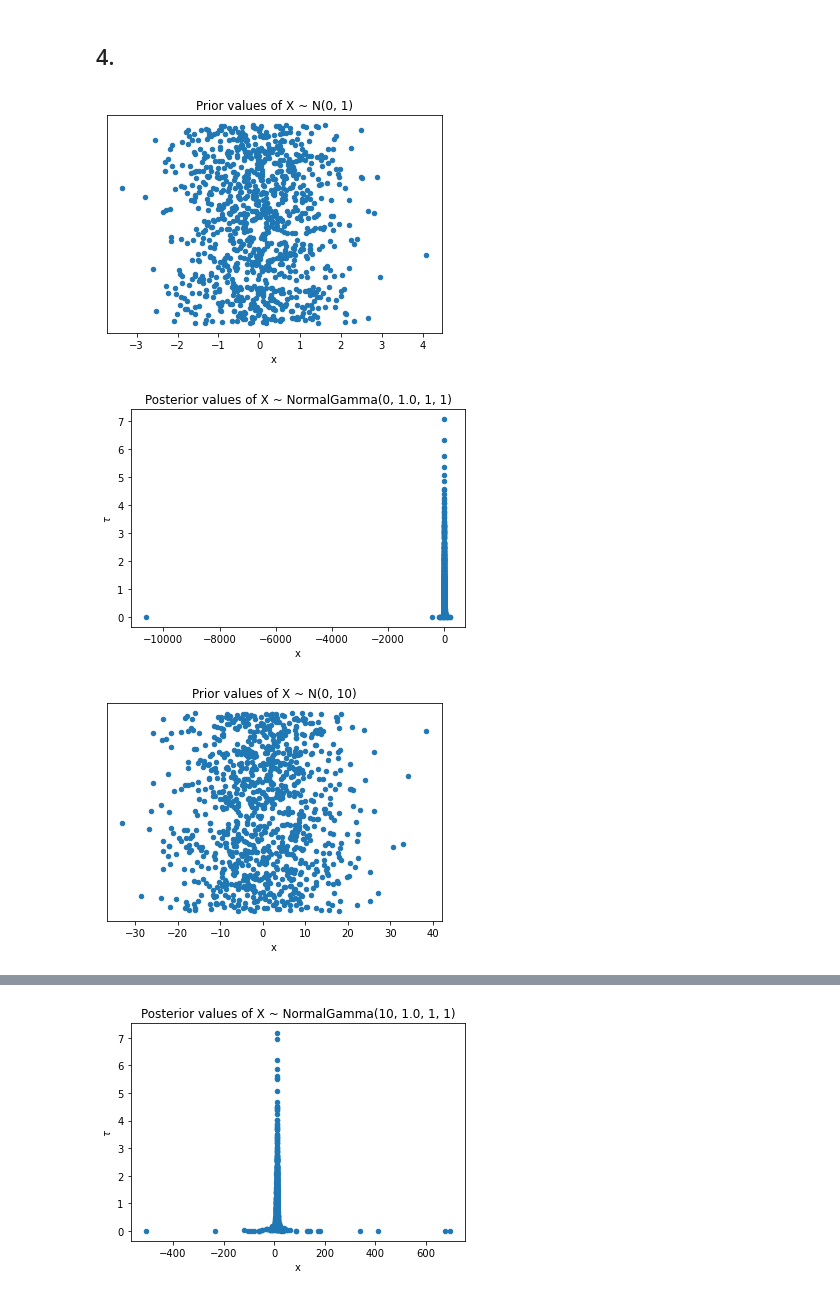
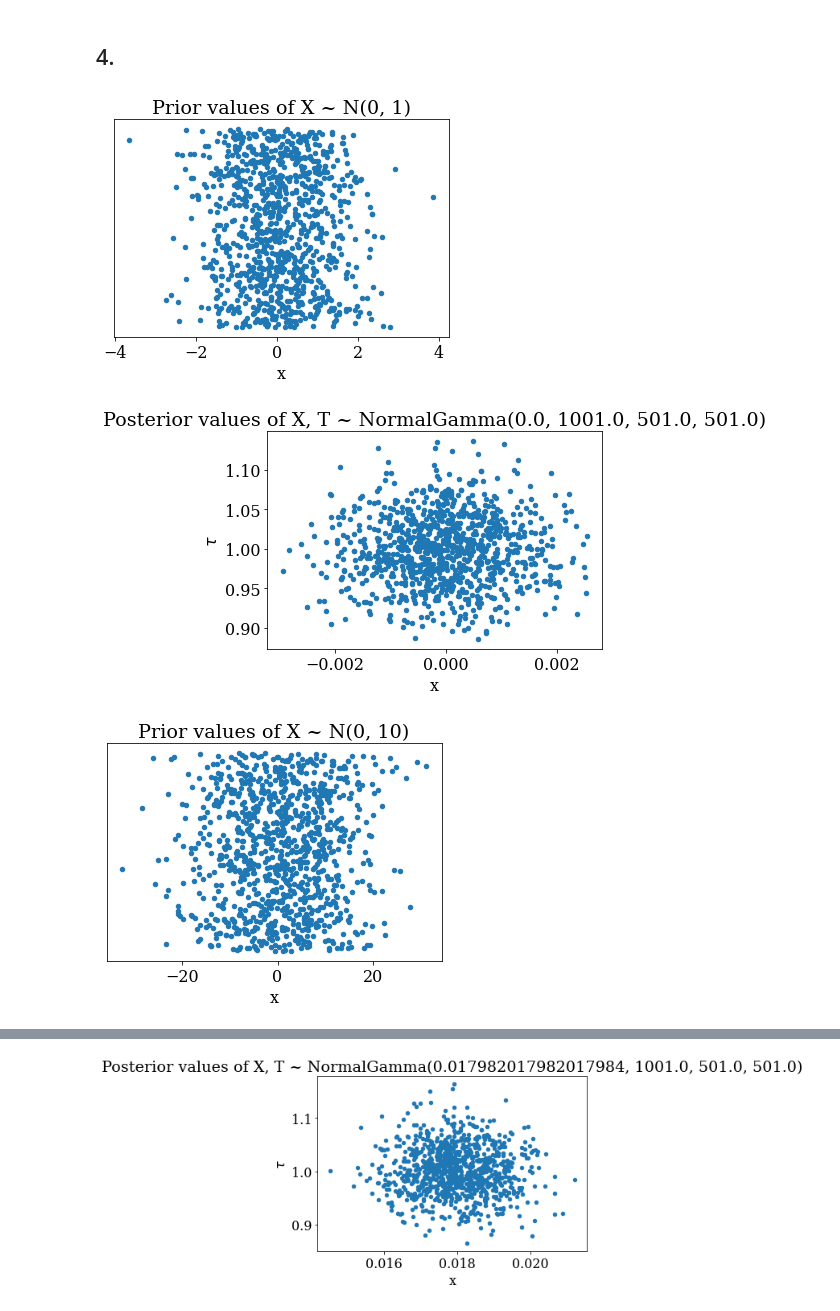
Before and after one commit to AnttiHaerkoenen/BAY1, a Jupyter notebook: exercise_4.ipynb, the cells around one changed output, grey strips where cells are left out. Cells and saved outputs as stored; diff of their text form; code cells hidden in the pictures.

```diff
--- a/exercise_4.ipynb
+++ b/exercise_4.ipynb
@@ -87,39 +106,42 @@ class NormalGamma(tfd.Distribution):
             allow_nan_stats=True,
             dtype=None,
             reparameterization_type=tfd.FULLY_REPARAMETERIZED,
             validate_args=False,
         )
         self.mean = mean
         self.precision = precision
         self.alpha = alpha
         self.beta = beta
 
     def _sample_n(self, n, seed=None, **kwargs):
         tau = samplers.gamma((n, 1), self.alpha, self.beta, seed=seed).numpy()
         x = samplers.normal((n, 1), self.mean, 1 / (self.precision * tau)).numpy()
         sample = np.concatenate([x, tau], axis=1)
         return tf.constant(sample, dtype=sample.dtype)
 
 
 means = 0, 10
 variances = 1, 10, 20
 n_samples = 1000,
+s = 0.8
 
-for mu, var, n in product(means, variances, n_samples):
-    prior_sample = tfd.Normal(mu, var).sample(n).numpy()
+for mu_0, var_0, n in product(means, variances, n_samples):
+    lam_0 = 1 / var_0
+    prior_sample = tfd.Normal(mu_0, var_0).sample(n).numpy()
     prior_sample = pd.DataFrame({'x': prior_sample, 'offset': np.random.uniform(1, 1.1, size=n)})
     fig_prior = prior_sample.plot(x='x', y='offset', kind='scatter')
     fig_prior.get_yaxis().set_visible(False)
-    fig_prior.set_title(f"Prior values of X ~ N({mu}, {var})")
+    fig_prior.set_title(f"Prior values of X ~ N({mu_0}, {var_0})")
 
-    alpha, beta = 1, 1
-    posterior_sample = NormalGamma(mu, 1/var, alpha, beta).sample(n).numpy()
+    mu, precision = (lam_0 * mu_0 + s * mu_0) / (lam_0 + n), lam_0 + n
+    alpha, beta = 1 + n/2, 1 + (n * 1) / 2
+    posterior_sample = NormalGamma(mu, precision, alpha, beta).sample(n).numpy()
     posterior_sample = pd.DataFrame(posterior_sample, columns=['x', 'tau'])
     fig_posterior = posterior_sample.plot(x='x', y='tau', kind='scatter')
     fig_posterior.set_ylabel(r'$\tau$')
-    fig_posterior.set_title(f"Posterior values of X, T ~ NormalGamma({mu}, {1/var}, {alpha}, {beta})")
+    fig_posterior.set_title(f"Posterior values of X, T ~ NormalGamma({mu}, {precision}, {alpha}, {beta})")
     plt.show()
 # %% [output]
-[figure, old version]
+[figure, new version]
-[figure, old version]
+[figure, new version]
-[figure, old version]
+[figure, new version]
@@ -130 +152 @@ for mu, var, n in product(means, variances, n_samples):
-[figure, old version]
+[figure, new version]
```
Also changed, not shown: parts of 4 cells of this notebook.
